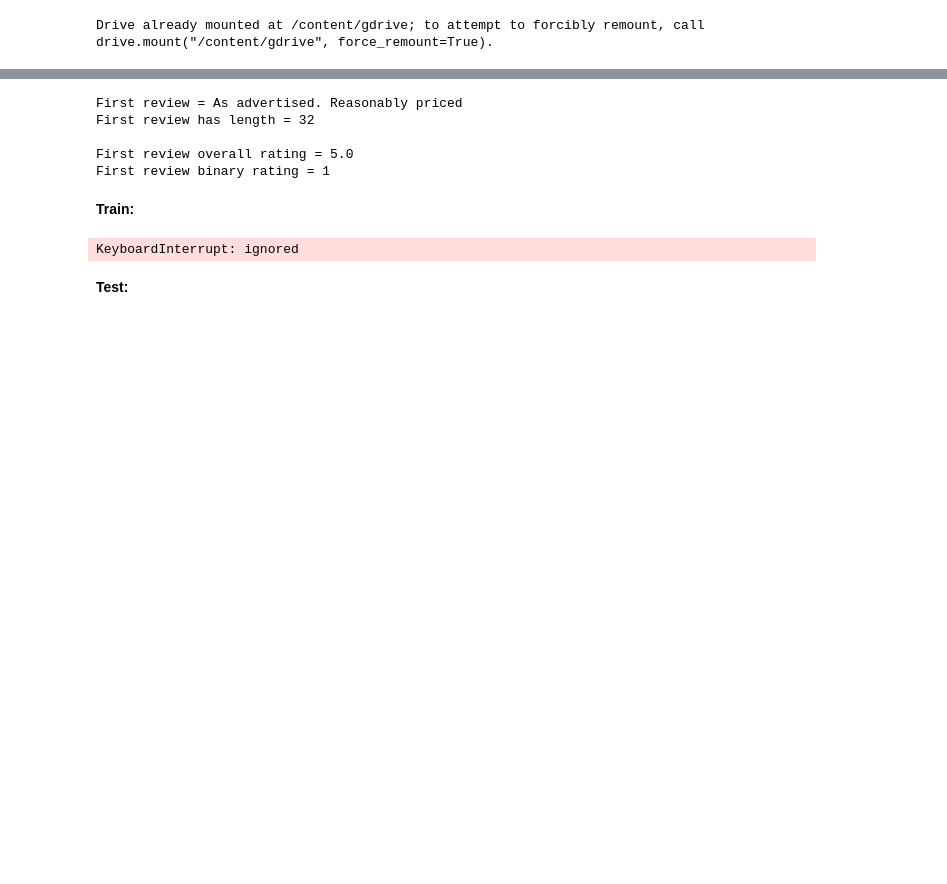
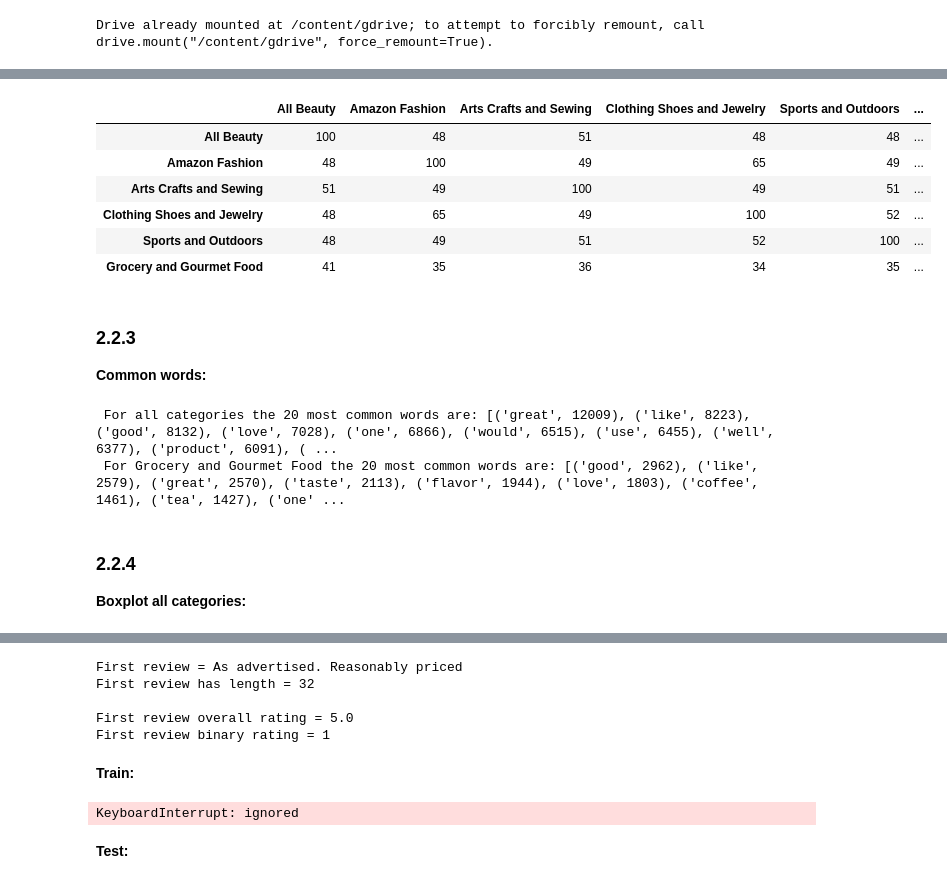
Before and after one commit to miklvj/AML, a Jupyter notebook: exam/main_colab.ipynb, the cells around one changed output, grey strips where cells are left out. Cells and saved outputs as stored; diff of their text form; code cells hidden in the pictures; blank space fills up the shorter version.

```diff
--- a/exam/main_colab.ipynb
+++ b/exam/main_colab.ipynb
@@ -26,4 +26,5 @@ df_2 = pd.read_csv('/content/gdrive/My Drive/fashion/AMAZON_FASHION.csv', usecol
 df_3 = pd.read_csv('/content/gdrive/My Drive/fashion/Arts_Crafts_and_Sewing.csv', usecols=['overall', 'reviewText'])
 df_4 = pd.read_csv('/content/gdrive/My Drive/fashion/Clothing_Shoes_and_Jewelry_5.csv', usecols=['overall', 'reviewText'])
 df_5 = pd.read_csv('/content/gdrive/My Drive/fashion/Sports_and_Outdoors_5.csv', usecols=['overall', 'reviewText'])
+df_6 = pd.read_csv('/content/gdrive/My Drive/fashion/Grocery_and_Gourmet_Food_5.csv', usecols=['overall', 'reviewText'])
 df_test = pd.read_csv('/content/gdrive/My Drive/fashion/Luxury_Beauty_5.csv', usecols=['overall', 'reviewText'])
@@ -43,0 +131,72 @@ Luxury Beauty consist of: 34278 reviews
+# %%
+def list_to_dict(lst):
+    return dict(lst)
+
+all_beauty_WORDS_dict = list_to_dict(all_beauty_WORDS)
+amazon_fashion_WORDS_dict = list_to_dict(amazon_fashion_WORDS)
+arts_crafts_and_sewing_WORDS_dict = list_to_dict(arts_crafts_and_sewing_WORDS)
+clothing_shoes_and_jewelry_WORDS_dict = list_to_dict(clothing_shoes_and_jewelry_WORDS)
+sports_and_outdoors_WORDS_dict = list_to_dict(sports_and_outdoors_WORDS)
+grocery_and_gourmet_food_WORDS_dict = list_to_dict(grocery_and_gourmet_food_WORDS)
+
+def count_common_keys_percentage(dict_a, dict_b):
+    common_keys = len(set(dict_a.keys()) & set(dict_b.keys()))
+    total_unique_keys = len(set(dict_a.keys()) | set(dict_b.keys()))
+    if total_unique_keys > 0:
+        return round((common_keys / total_unique_keys) * 100)
+    else:
+        return 0
+
+def create_correlation_matrix(dict_list, dict_names):
+    matrix = []
+
+    for dict_a in dict_list:
+        row = []
+        for dict_b in dict_list:
+            row.append(count_common_keys_percentage(dict_a, dict_b))
+        matrix.append(row)
+
+    df = pd.DataFrame(matrix, index=dict_names, columns=dict_names)
+    return df
+
+dicts = [all_beauty_WORDS_dict, amazon_fashion_WORDS_dict, arts_crafts_and_sewing_WORDS_dict, clothing_shoes_and_jewelry_WORDS_dict, sports_and_outdoors_WORDS_dict, grocery_and_gourmet_food_WORDS_dict]
+dict_names = ['All Beauty', 'Amazon Fashion', 'Arts Crafts and Sewing', 'Clothing Shoes and Jewelry', 'Sports and Outdoors', 'Grocery and Gourmet Food']
+
+correlation_matrix = create_correlation_matrix(dicts, dict_names)
+correlation_matrix
+# %% [output]
+|  | All Beauty | Amazon Fashion | Arts Crafts and Sewing | Clothing Shoes and Jewelry | Sports and Outdoors | ... |
+| All Beauty | 100 | 48 | 51 | 48 | 48 | ... |
+| Amazon Fashion | 48 | 100 | 49 | 65 | 49 | ... |
+| Arts Crafts and Sewing | 51 | 49 | 100 | 49 | 51 | ... |
+| Clothing Shoes and Jewelry | 48 | 65 | 49 | 100 | 52 | ... |
+| Sports and Outdoors | 48 | 49 | 51 | 52 | 100 | ... |
+| Grocery and Gourmet Food | 41 | 35 | 36 | 34 | 35 | ... |
+# %% [markdown]
+### 2.2.3
+
+**Common words:**
+# %%
+combined_words = all_beauty_WORDS + amazon_fashion_WORDS + arts_crafts_and_sewing_WORDS + clothing_shoes_and_jewelry_WORDS + sports_and_outdoors_WORDS
+
+combined_word_counts = Counter()
+for word, count in combined_words:
+    combined_word_counts[word] += count
+
+top_20_words = combined_word_counts.most_common(20)
+
+grocery_and_gourmet_food_WORDS_counts = Counter()
+for word, count in grocery_and_gourmet_food_WORDS:
+    grocery_and_gourmet_food_WORDS_counts[word] += count
+
+top_20_words_food = grocery_and_gourmet_food_WORDS_counts.most_common(20)
+
+print(f' For all categories the 20 most common words are: {top_20_words}')
+print(f' For Grocery and Gourmet Food the 20 most common words are: {top_20_words_food}')
+# %% [output]
+ For all categories the 20 most common words are: [('great', 12009), ('like', 8223), ('good', 8132), ('love', 7028), ('one', 6866), ('would', 6515), ('use', 6455), ('well', 6377), ('product', 6091), ( ...
+ For Grocery and Gourmet Food the 20 most common words are: [('good', 2962), ('like', 2579), ('great', 2570), ('taste', 2113), ('flavor', 1944), ('love', 1803), ('coffee', 1461), ('tea', 1427), ('one' ...
+# %% [markdown]
+### 2.2.4
+
+**Boxplot all categories:**
```
Also changed, not shown: parts of 16 cells of this notebook, 2 other files.
